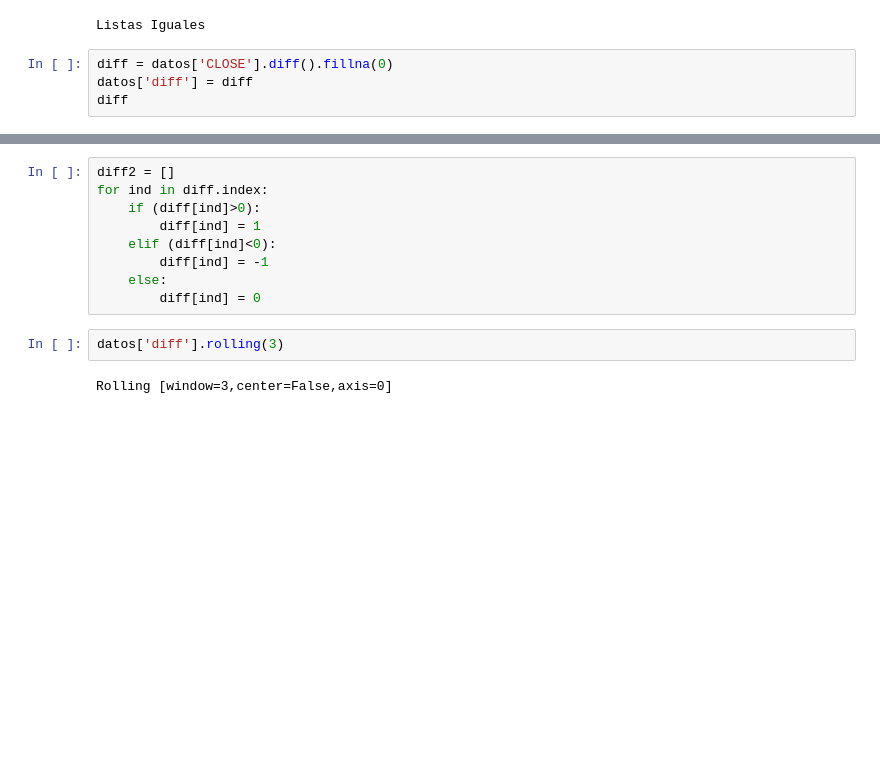
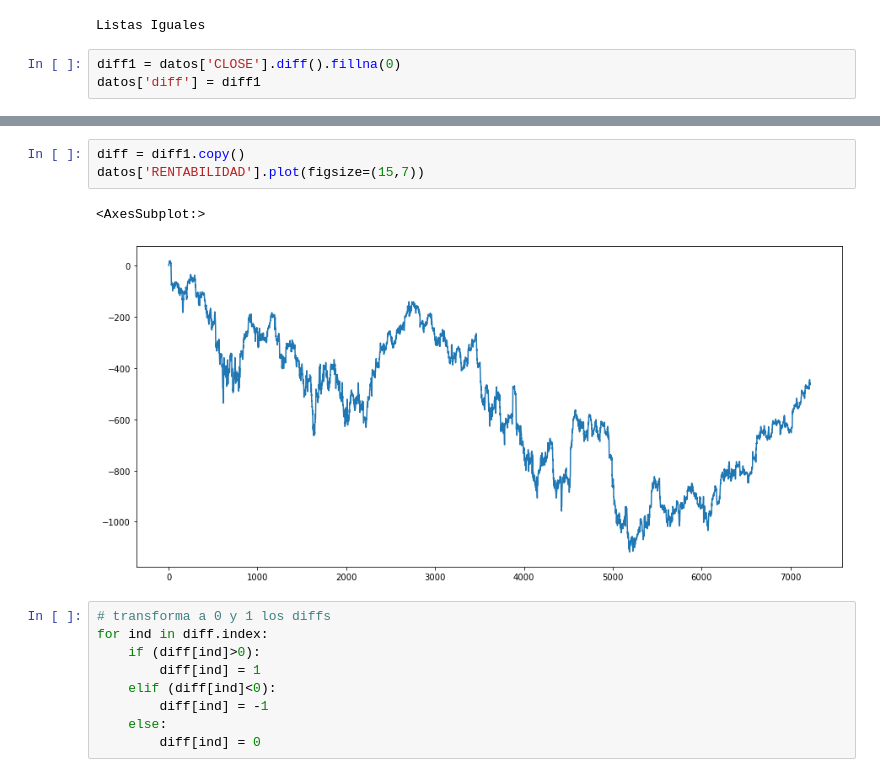
Before and after one commit to hoopercesar/Machine-Learning-Projects, a Jupyter notebook: 30MIN ACTUALIZADO.ipynb, the cells around one changed output, grey strips where cells are left out. Saved outputs shown, nothing was run; the diff lists cells and outputs as text; blank space fills up the shorter version.

```diff
--- a/30MIN ACTUALIZADO.ipynb
+++ b/30MIN ACTUALIZADO.ipynb
@@ -79,6 +99,5 @@ if(lista2 == lista1): print('Listas Iguales')
 # %% [output]
 Listas Iguales
 # %%
-diff = datos['CLOSE'].diff().fillna(0)
-datos['diff'] = diff
-diff
+diff1 = datos['CLOSE'].diff().fillna(0)
+datos['diff'] = diff1
@@ -98,5 +118,11 @@ Name: CLOSE, Length: 7224, dtype: float64
+# %%
+diff = diff1.copy()
+datos['RENTABILIDAD'].plot(figsize=(15,7))
+# %% [output]
+<AxesSubplot:>
+[figure, added]
 # %%
-diff2 = []
+# transforma a 0 y 1 los diffs
 for ind in diff.index:
     if (diff[ind]>0):
         diff[ind] = 1
@@ -104,7 +130,3 @@ for ind in diff.index:
         diff[ind] = -1
     else:
         diff[ind] = 0
-# %%
-datos['diff'].rolling(3)
-# %% [output]
-Rolling [window=3,center=False,axis=0]
```
Also changed, not shown: parts of 6 cells of this notebook.
